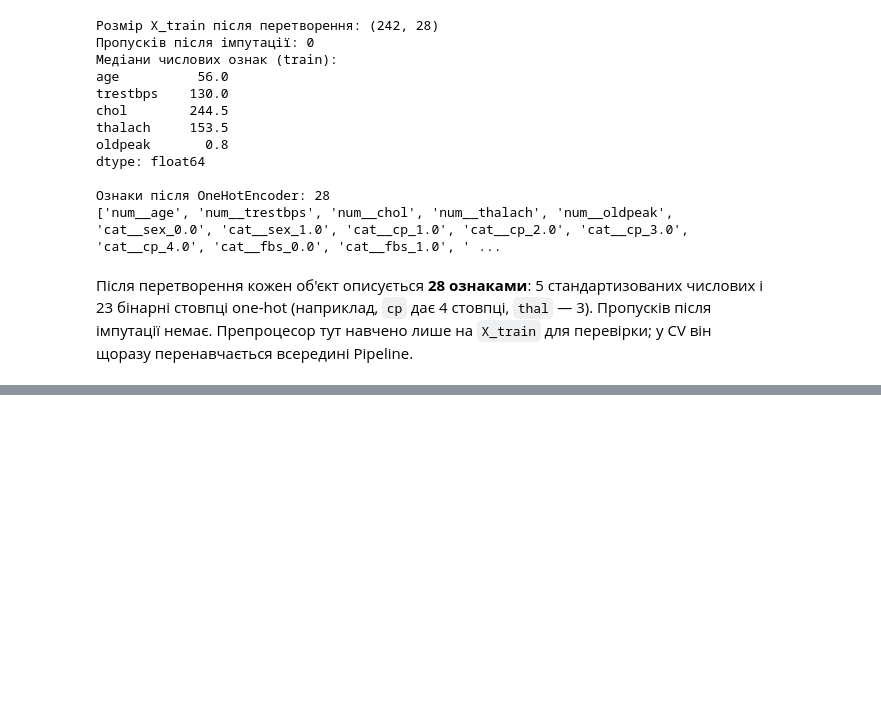
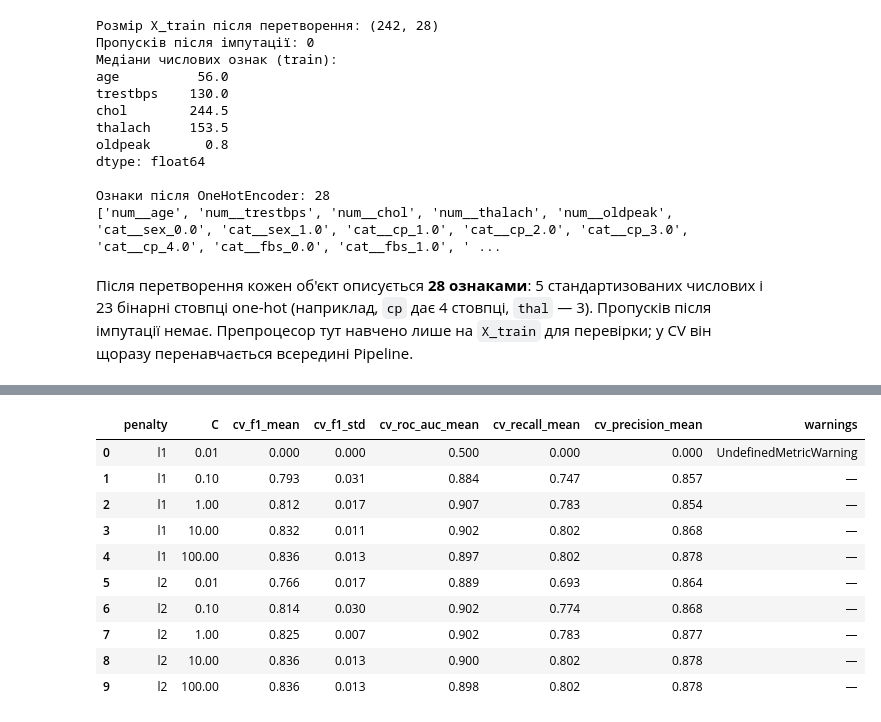
Before and after one commit to SDV284/pattern-recognition-practice, a Jupyter notebook: classification-mini-project/notebooks/PR04_Sviatishenko_D.ipynb, the cells around one changed output, grey strips where cells are left out. Saved outputs shown, nothing was run; the diff lists cells and outputs as text; code cells hidden in the pictures; blank space fills up the shorter version.

```diff
--- a/classification-mini-project/notebooks/PR04_Sviatishenko_D.ipynb
+++ b/classification-mini-project/notebooks/PR04_Sviatishenko_D.ipynb
@@ -564,0 +570,18 @@ dtype: float64
+# %%
+scaling_results = []
+for scaler, title in ((None, "без стандартизації"), ("standard", "зі StandardScaler")):
+    pipeline = make_pipeline(LogisticRegression(max_iter=2000), scaler=scaler)
+    result = evaluate_cv(pipeline, "Logistic Regression", title)
+
+    # кількість ітерацій оптимізатора після навчання на всій train-вибірці
+    with warnings.catch_warnings(record=True) as caught:
+        warnings.simplefilter("always")
+        fitted = clone(pipeline).fit(X_train, y_train)
+    result["n_iter_full_train"] = int(fitted.named_steps["classifier"].n_iter_[0])
+    scaling_results.append(result)
+
+scaling_table = show(
+    scaling_results,
+    ["params", "cv_f1_mean", "cv_f1_std", "cv_roc_auc_mean", "cv_roc_auc_std",
+     "cv_recall_mean", "n_iter_full_train", "fit_time_ms", "warnings"]
+)
@@ -564,0 +619,45 @@ dtype: float64
+# %%
+SKLEARN_VERSION = tuple(int(part) for part in sklearn.__version__.split(".")[:2])
+
+
+def make_logreg(penalty, C):
+    """LogisticRegression з L1/L2 для різних версій scikit-learn.
+
+    Починаючи з 1.8 параметр penalty застарів: L1 задається l1_ratio=1, L2 — l1_ratio=0.
+    """
+    if SKLEARN_VERSION >= (1, 8):
+        return LogisticRegression(
+            l1_ratio=1.0 if penalty == "l1" else 0.0,
+            C=C, solver="liblinear", max_iter=2000
+        )
+    return LogisticRegression(penalty=penalty, C=C, solver="liblinear", max_iter=2000)
+
+
+C_VALUES = [0.01, 0.1, 1, 10, 100]
+
+logreg_results = []
+for penalty in ("l1", "l2"):
+    for C in C_VALUES:
+        result = evaluate_cv(make_pipeline(make_logreg(penalty, C)), "Logistic Regression",
+                             f"penalty={penalty}, C={C}")
+        result["penalty"] = penalty
+        result["C"] = C
+        logreg_results.append(result)
+
+logreg_table = show(
+    logreg_results,
+    ["penalty", "C", "cv_f1_mean", "cv_f1_std", "cv_roc_auc_mean", "cv_recall_mean",
+     "cv_precision_mean", "warnings"]
+)
+# %% [output]
+|  | penalty | C | cv_f1_mean | cv_f1_std | cv_roc_auc_mean | cv_recall_mean | cv_precision_mean | warnings |
+| 0 | l1 | 0.01 | 0.000 | 0.000 | 0.500 | 0.000 | 0.000 | UndefinedMetricWarning |
+| 1 | l1 | 0.10 | 0.793 | 0.031 | 0.884 | 0.747 | 0.857 | — |
+| 2 | l1 | 1.00 | 0.812 | 0.017 | 0.907 | 0.783 | 0.854 | — |
+| 3 | l1 | 10.00 | 0.832 | 0.011 | 0.902 | 0.802 | 0.868 | — |
+| 4 | l1 | 100.00 | 0.836 | 0.013 | 0.897 | 0.802 | 0.878 | — |
+| 5 | l2 | 0.01 | 0.766 | 0.017 | 0.889 | 0.693 | 0.864 | — |
+| 6 | l2 | 0.10 | 0.814 | 0.030 | 0.902 | 0.774 | 0.868 | — |
+| 7 | l2 | 1.00 | 0.825 | 0.007 | 0.902 | 0.783 | 0.877 | — |
+| 8 | l2 | 10.00 | 0.836 | 0.013 | 0.900 | 0.802 | 0.878 | — |
+| 9 | l2 | 100.00 | 0.836 | 0.013 | 0.898 | 0.802 | 0.878 | — |
```
Also changed, not shown: parts of 13 cells of this notebook, 2 other files.
